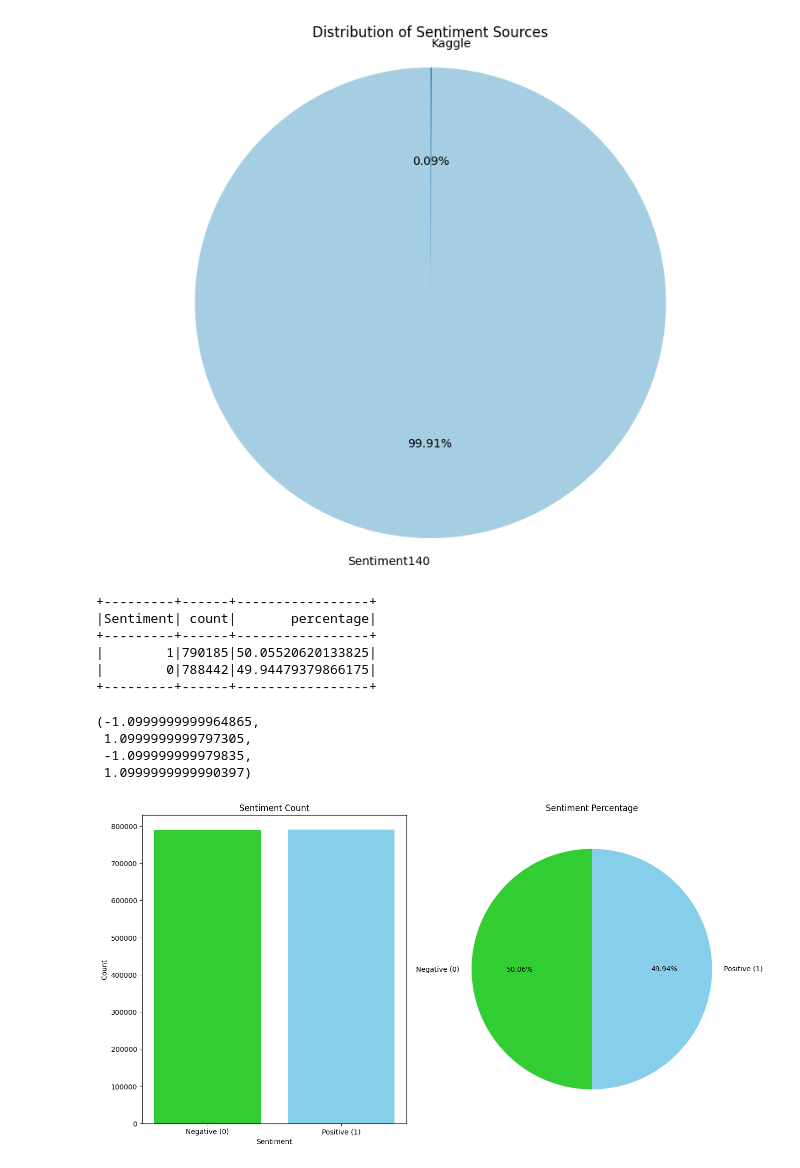
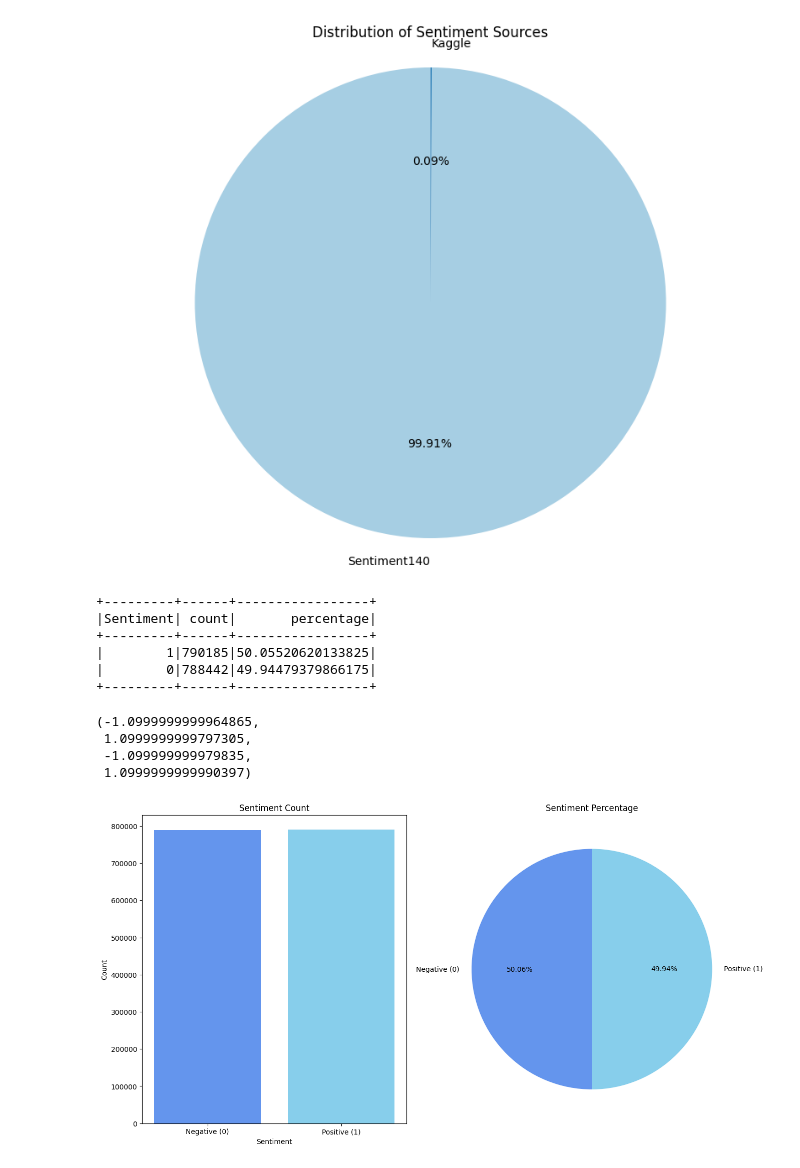
Before and after one commit to ndhung18/Sentiment-Analysis-in-Hadoop-and-Spark, a Jupyter notebook: Preprocessing.ipynb, the cells around one changed output. Saved outputs shown, nothing was run; the diff lists cells and outputs as text; code cells hidden in the pictures.

```diff
--- a/Preprocessing.ipynb
+++ b/Preprocessing.ipynb
@@ -111,36 +112,36 @@ plt.figure(figsize=(15,8))
 plt.subplot(1,2,1)
 plt.bar(
     sentiment_stat_pd["Sentiment"],
     sentiment_stat_pd["count"],
-    color=["skyblue", "limegreen"]
+    color=["skyblue", "cornflowerblue"]
 )
 plt.title("Sentiment Count")
 plt.xlabel("Sentiment")
 plt.ylabel("Count")
 plt.xticks([0, 1], ["Negative (0)", "Positive (1)"])
 
 plt.subplot(1,2,2)
 plt.pie(
     sentiment_stat_pd["percentage"],
     labels=["Negative (0)", "Positive (1)"],
     autopct="%.2f%%",
-    colors=["limegreen", "skyblue" ],
+    colors=["cornflowerblue", "skyblue" ],
     startangle=90
 )
 plt.title("Sentiment Percentage")
 plt.axis("equal")
 # %% [output]
 +---------+------+-----------------+
 |Sentiment| count|       percentage|
 +---------+------+-----------------+
 |        1|790185|50.05520620133825|
 |        0|788442|49.94479379866175|
 +---------+------+-----------------+
 (-1.0999999999964865,
  1.0999999999797305,
  -1.099999999979835,
  1.0999999999990397)
-[figure, old version]
+[figure, new version]
 # %%
 # Text length statistics:
 df = df.withColumn("text_length", length("SentimentText"))
```
Also changed, not shown: parts of 14 cells of this notebook.
